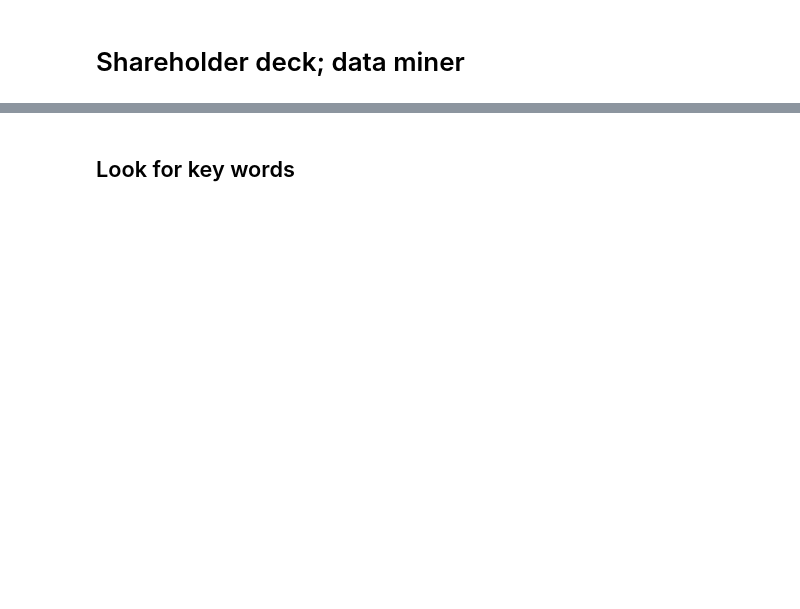
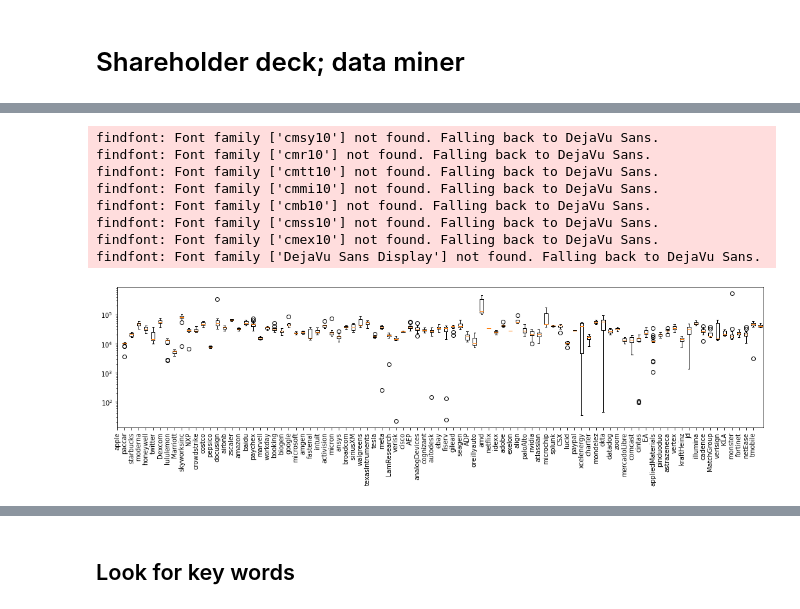
Before and after one commit to tonton-golio/DBS_textual, a Jupyter notebook: Shareholder_deck_keywords_newApproach.ipynb, the cells around one changed output, grey strips where cells are left out. Cells and saved outputs as stored; diff of their text form; code cells hidden in the pictures; blank space fills up the shorter version.

```diff
--- a/Shareholder_deck_keywords_newApproach.ipynb
+++ b/Shareholder_deck_keywords_newApproach.ipynb
@@ -135,0 +54,18 @@ dictionary['google']['google_2020_Q2'].keys()
+# %%
+# Lets have a look at whether the lengths are approximately the same for different reports of a single company
+lengths = [[len(text_dict[company][report]['text']) for report in text_dict[company].keys()] for company in text_dict.keys()]
+
+plt.figure(figsize=(18,4))
+plt.boxplot(lengths)
+plt.xticks(range(len(fullness_dict.keys())), fullness_dict.keys(), rotation=90);
+plt.yscale('log')
+# %% [output]
+findfont: Font family ['cmsy10'] not found. Falling back to DejaVu Sans.
+findfont: Font family ['cmr10'] not found. Falling back to DejaVu Sans.
+findfont: Font family ['cmtt10'] not found. Falling back to DejaVu Sans.
+findfont: Font family ['cmmi10'] not found. Falling back to DejaVu Sans.
+findfont: Font family ['cmb10'] not found. Falling back to DejaVu Sans.
+findfont: Font family ['cmss10'] not found. Falling back to DejaVu Sans.
+findfont: Font family ['cmex10'] not found. Falling back to DejaVu Sans.
+findfont: Font family ['DejaVu Sans Display'] not found. Falling back to DejaVu Sans.
+[figure, added]
```
Also changed, not shown: parts of 59 cells of this notebook, 16 other files.
